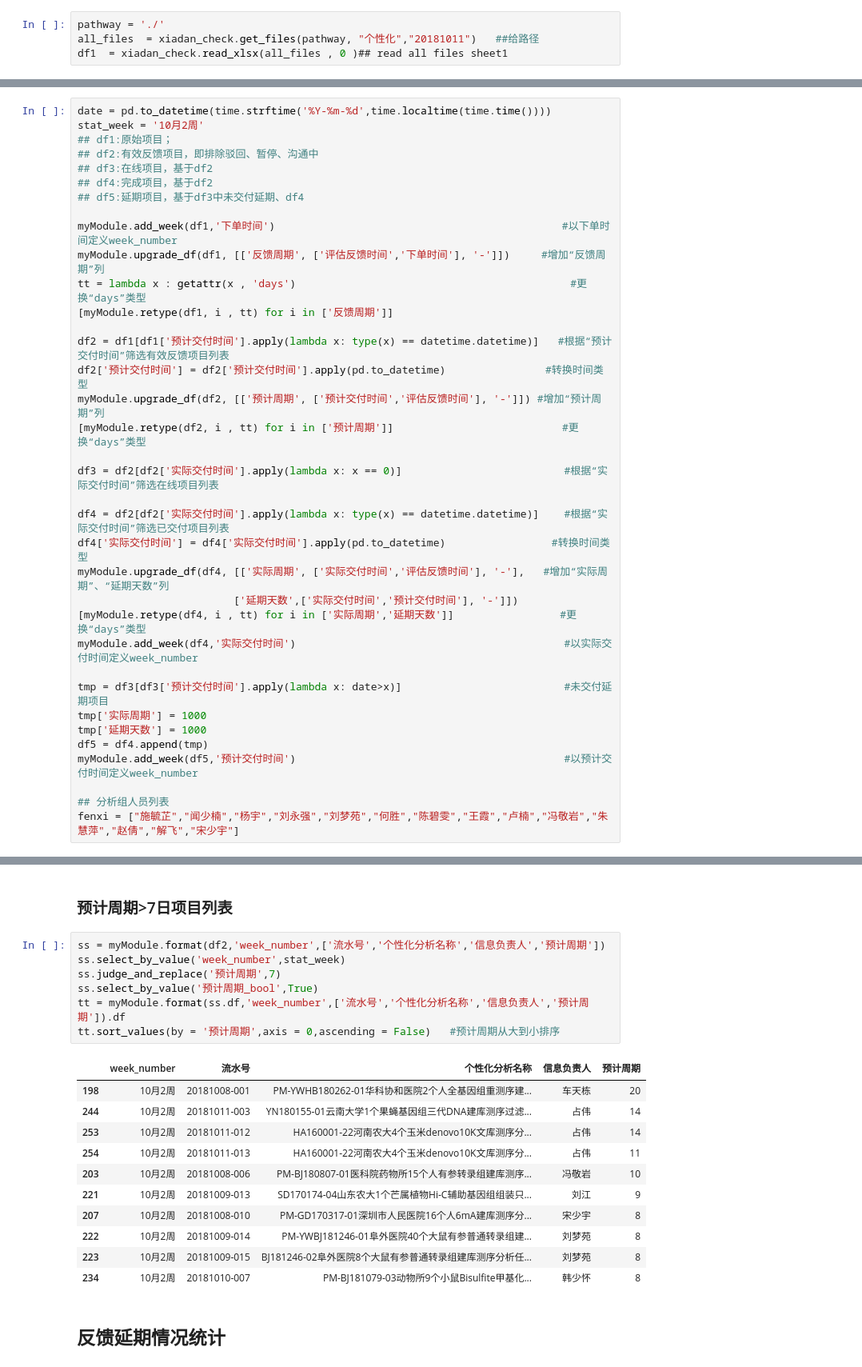
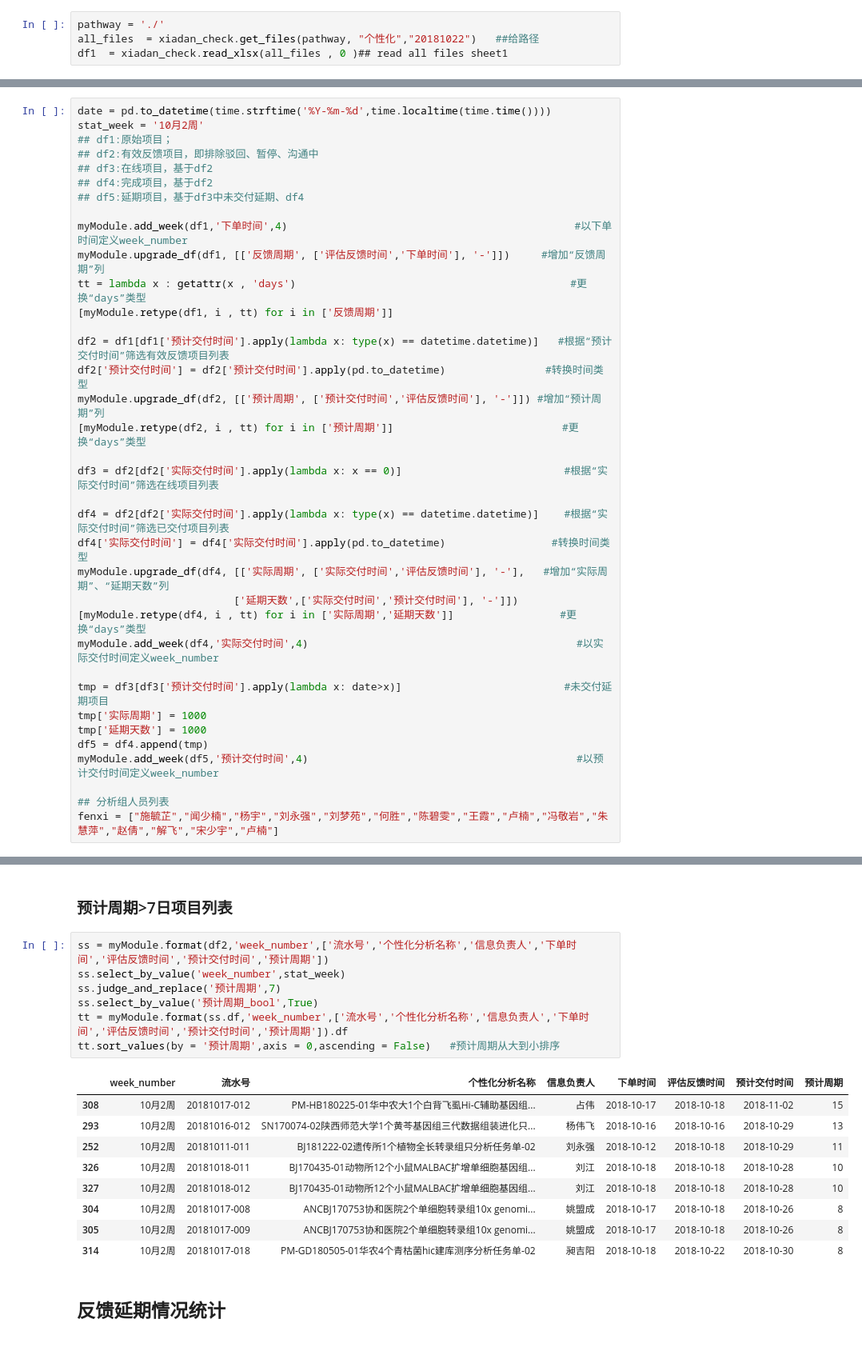
Before and after one commit to komais/chart, a Jupyter notebook: bin/supplment_analysis/个性化分析统计.ipynb, the cells around one changed output, grey strips where cells are left out. Shown at 80% size. Cells and saved outputs as stored; diff of their text form.

```diff
--- a/bin/supplment_analysis/个性化分析统计.ipynb
+++ b/bin/supplment_analysis/个性化分析统计.ipynb
@@ -14,7 +14,7 @@ imp.reload(myModule)
 import time
 # %%
 pathway = './'
-all_files  = xiadan_check.get_files(pathway, "个性化","20181011")   ##给路径
+all_files  = xiadan_check.get_files(pathway, "个性化","20181022")   ##给路径
 df1  = xiadan_check.read_xlsx(all_files , 0 )## read all files sheet1
 # %%
 import datetime
@@ -33,7 +33,7 @@ stat_week = '10月2周'
 ## df4:完成项目，基于df2
 ## df5:延期项目，基于df3中未交付延期、df4
 
-myModule.add_week(df1,'下单时间')                                              #以下单时间定义week_number
+myModule.add_week(df1,'下单时间',4)                                              #以下单时间定义week_number
 myModule.upgrade_df(df1, [['反馈周期', ['评估反馈时间','下单时间'], '-']])     #增加“反馈周期”列
 tt = lambda x : getattr(x , 'days')                                            #更换“days”类型
 [myModule.retype(df1, i , tt) for i in ['反馈周期']]
@@ -50,16 +50,16 @@ df4['实际交付时间'] = df4['实际交付时间'].apply(pd.to_datetime)
 myModule.upgrade_df(df4, [['实际周期', ['实际交付时间','评估反馈时间'], '-'],   #增加“实际周期”、“延期天数”列
                          ['延期天数',['实际交付时间','预计交付时间'], '-']])
 [myModule.retype(df4, i , tt) for i in ['实际周期','延期天数']]                 #更换“days”类型
-myModule.add_week(df4,'实际交付时间')                                           #以实际交付时间定义week_number
+myModule.add_week(df4,'实际交付时间',4)                                           #以实际交付时间定义week_number
 
 tmp = df3[df3['预计交付时间'].apply(lambda x: date>x)]                          #未交付延期项目
 tmp['实际周期'] = 1000
 tmp['延期天数'] = 1000
 df5 = df4.append(tmp)
-myModule.add_week(df5,'预计交付时间')                                           #以预计交付时间定义week_number
+myModule.add_week(df5,'预计交付时间',4)                                           #以预计交付时间定义week_number
 
 ## 分析组人员列表
-fenxi = ["施毓芷","闻少楠","杨宇","刘永强","刘梦苑","何胜","陈碧雯","王霞","卢楠","冯敬岩","朱慧萍","赵倩","解飞","宋少宇"]
+fenxi = ["施毓芷","闻少楠","杨宇","刘永强","刘梦苑","何胜","陈碧雯","王霞","卢楠","冯敬岩","朱慧萍","赵倩","解飞","宋少宇","卢楠"]
 # %% [output]
 A value is trying to be set on a copy of a slice from a DataFrame.
 Try using .loc[row_indexer,col_indexer] = value instead
@@ -144,24 +145,22 @@ myModule.myPlot(pp).plot('line')
 # %% [markdown]
 ### 预计周期>7日项目列表
 # %%
-ss = myModule.format(df2,'week_number',['流水号','个性化分析名称','信息负责人','预计周期'])
+ss = myModule.format(df2,'week_number',['流水号','个性化分析名称','信息负责人','下单时间','评估反馈时间','预计交付时间','预计周期'])
 ss.select_by_value('week_number',stat_week)
 ss.judge_and_replace('预计周期',7)
 ss.select_by_value('预计周期_bool',True)
-tt = myModule.format(ss.df,'week_number',['流水号','个性化分析名称','信息负责人','预计周期']).df
+tt = myModule.format(ss.df,'week_number',['流水号','个性化分析名称','信息负责人','下单时间','评估反馈时间','预计交付时间','预计周期']).df
 tt.sort_values(by = '预计周期',axis = 0,ascending = False)   #预计周期从大到小排序
 # %% [output]
-|  | week_number | 流水号 | 个性化分析名称 | 信息负责人 | 预计周期 |
-| 198 | 10月2周 | 20181008-001 | PM-YWHB180262-01华科协和医院2个人全基因组重测序建... | 车天栋 | 20 |
-| 244 | 10月2周 | 20181011-003 | YN180155-01云南大学1个果蝇基因组三代DNA建库测序过滤... | 占伟 | 14 |
-| 253 | 10月2周 | 20181011-012 | HA160001-22河南农大4个玉米denovo10K文库测序分... | 占伟 | 14 |
-| 254 | 10月2周 | 20181011-013 | HA160001-22河南农大4个玉米denovo10K文库测序分... | 占伟 | 11 |
-| 203 | 10月2周 | 20181008-006 | PM-BJ180807-01医科院药物所15个人有参转录组建库测序... | 冯敬岩 | 10 |
-| 221 | 10月2周 | 20181009-013 | SD170174-04山东农大1个芒属植物Hi-C辅助基因组组装只... | 刘江 | 9 |
-| 207 | 10月2周 | 20181008-010 | PM-GD170317-01深圳市人民医院16个人6mA建库测序分... | 宋少宇 | 8 |
-| 222 | 10月2周 | 20181009-014 | PM-YWBJ181246-01阜外医院40个大鼠有参普通转录组建... | 刘梦苑 | 8 |
-| 223 | 10月2周 | 20181009-015 | BJ181246-02阜外医院8个大鼠有参普通转录组建库测序分析任... | 刘梦苑 | 8 |
-| 234 | 10月2周 | 20181010-007 | PM-BJ181079-03动物所9个小鼠Bisulfite甲基化... | 韩少怀 | 8 |
+|  | week_number | 流水号 | 个性化分析名称 | 信息负责人 | 下单时间 | 评估反馈时间 | 预计交付时间 | 预计周期 |
+| 308 | 10月2周 | 20181017-012 | PM-HB180225-01华中农大1个白背飞虱Hi-C辅助基因组... | 占伟 | 2018-10-17 | 2018-10-18 | 2018-11-02 | 15 |
+| 293 | 10月2周 | 20181016-012 | SN170074-02陕西师范大学1个黄芩基因组三代数据组装进化只... | 杨伟飞 | 2018-10-16 | 2018-10-16 | 2018-10-29 | 13 |
+| 252 | 10月2周 | 20181011-011 | BJ181222-02遗传所1个植物全长转录组只分析任务单-02 | 刘永强 | 2018-10-12 | 2018-10-18 | 2018-10-29 | 11 |
+| 326 | 10月2周 | 20181018-011 | BJ170435-01动物所12个小鼠MALBAC扩增单细胞基因组... | 刘江 | 2018-10-18 | 2018-10-18 | 2018-10-28 | 10 |
+| 327 | 10月2周 | 20181018-012 | BJ170435-01动物所12个小鼠MALBAC扩增单细胞基因组... | 刘江 | 2018-10-18 | 2018-10-18 | 2018-10-28 | 10 |
+| 304 | 10月2周 | 20181017-008 | ANCBJ170753协和医院2个单细胞转录组10x genomi... | 姚盟成 | 2018-10-17 | 2018-10-18 | 2018-10-26 | 8 |
+| 305 | 10月2周 | 20181017-009 | ANCBJ170753协和医院2个单细胞转录组10x genomi... | 姚盟成 | 2018-10-17 | 2018-10-18 | 2018-10-26 | 8 |
+| 314 | 10月2周 | 20181017-018 | PM-GD180505-01华农4个青枯菌hic建库测序分析任务单-02 | 昶吉阳 | 2018-10-18 | 2018-10-22 | 2018-10-30 | 8 |
 # %% [markdown]
 ## 反馈延期情况统计
 # %% [markdown]
```
Also changed, not shown: parts of 5 cells of this notebook, 7 other files.
